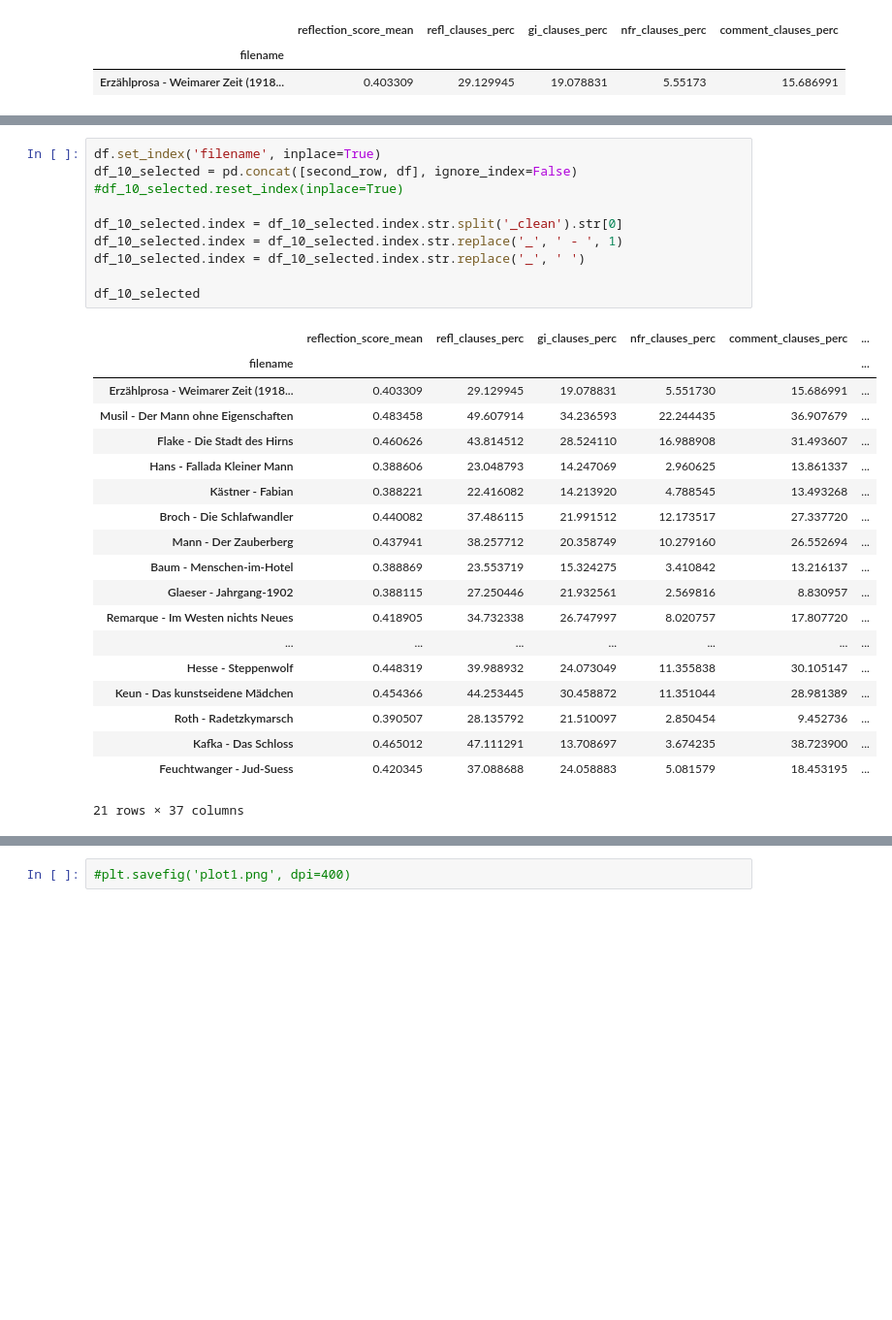
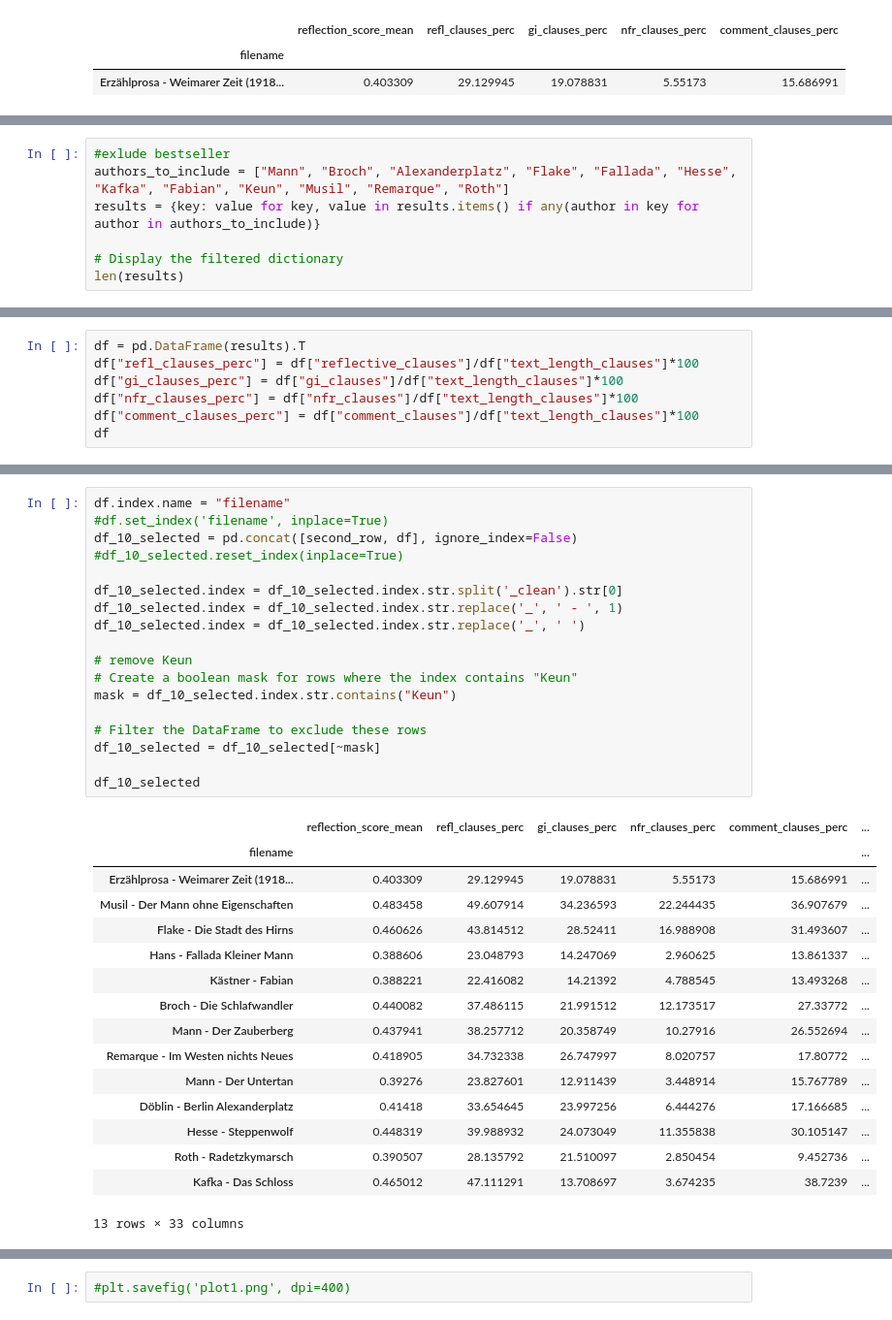
Before and after one commit to bgittel/Zauberberg, a Jupyter notebook: Code/Zauberberg_DH_final.ipynb, the cells around one changed output, grey strips where cells are left out. Shown at 97% size. Cells and saved outputs as stored; diff of their text form; blank space fills up the shorter version.

```diff
--- a/Code/Zauberberg_DH_final.ipynb
+++ b/Code/Zauberberg_DH_final.ipynb
@@ -119,0 +150,7 @@ second_row
+# %%
+#exlude bestseller
+authors_to_include = ["Mann", "Broch", "Alexanderplatz", "Flake", "Fallada", "Hesse", "Kafka", "Fabian", "Keun", "Musil", "Remarque", "Roth"]
+results = {key: value for key, value in results.items() if any(author in key for author in authors_to_include)}
+
+# Display the filtered dictionary
+len(results)
@@ -119,0 +159,7 @@ second_row
+# %%
+df = pd.DataFrame(results).T
+df["refl_clauses_perc"] = df["reflective_clauses"]/df["text_length_clauses"]*100
+df["gi_clauses_perc"] = df["gi_clauses"]/df["text_length_clauses"]*100
+df["nfr_clauses_perc"] = df["nfr_clauses"]/df["text_length_clauses"]*100
+df["comment_clauses_perc"] = df["comment_clauses"]/df["text_length_clauses"]*100
+df
@@ -120,33 +182,38 @@ second_row
 # %%
-df.set_index('filename', inplace=True)
+df.index.name = "filename"
+#df.set_index('filename', inplace=True)
 df_10_selected = pd.concat([second_row, df], ignore_index=False)
 #df_10_selected.reset_index(inplace=True)
 
 df_10_selected.index = df_10_selected.index.str.split('_clean').str[0]
 df_10_selected.index = df_10_selected.index.str.replace('_', ' - ', 1)
 df_10_selected.index = df_10_selected.index.str.replace('_', ' ')
 
+# remove Keun
+# Create a boolean mask for rows where the index contains "Keun"
+mask = df_10_selected.index.str.contains("Keun")
+
+# Filter the DataFrame to exclude these rows
+df_10_selected = df_10_selected[~mask]
+
 df_10_selected
 # %% [output]
 |  | reflection_score_mean | refl_clauses_perc | gi_clauses_perc | nfr_clauses_perc | comment_clauses_perc | ... |
 | filename |  |  |  |  |  | ... |
-| Erzählprosa - Weimarer Zeit (1918... | 0.403309 | 29.129945 | 19.078831 | 5.551730 | 15.686991 | ... |
+| Erzählprosa - Weimarer Zeit (1918... | 0.403309 | 29.129945 | 19.078831 | 5.55173 | 15.686991 | ... |
 | Musil - Der Mann ohne Eigenschaften | 0.483458 | 49.607914 | 34.236593 | 22.244435 | 36.907679 | ... |
-| Flake - Die Stadt des Hirns | 0.460626 | 43.814512 | 28.524110 | 16.988908 | 31.493607 | ... |
+| Flake - Die Stadt des Hirns | 0.460626 | 43.814512 | 28.52411 | 16.988908 | 31.493607 | ... |
 | Hans - Fallada Kleiner Mann | 0.388606 | 23.048793 | 14.247069 | 2.960625 | 13.861337 | ... |
-| Kästner - Fabian | 0.388221 | 22.416082 | 14.213920 | 4.788545 | 13.493268 | ... |
-| Broch - Die Schlafwandler | 0.440082 | 37.486115 | 21.991512 | 12.173517 | 27.337720 | ... |
-| Mann - Der Zauberberg | 0.437941 | 38.257712 | 20.358749 | 10.279160 | 26.552694 | ... |
-| Baum - Menschen-im-Hotel | 0.388869 | 23.553719 | 15.324275 | 3.410842 | 13.216137 | ... |
-| Glaeser - Jahrgang-1902 | 0.388115 | 27.250446 | 21.932561 | 2.569816 | 8.830957 | ... |
-| Remarque - Im Westen nichts Neues | 0.418905 | 34.732338 | 26.747997 | 8.020757 | 17.807720 | ... |
-| ... | ... | ... | ... | ... | ... | ... |
+| Kästner - Fabian | 0.388221 | 22.416082 | 14.21392 | 4.788545 | 13.493268 | ... |
+| Broch - Die Schlafwandler | 0.440082 | 37.486115 | 21.991512 | 12.173517 | 27.33772 | ... |
+| Mann - Der Zauberberg | 0.437941 | 38.257712 | 20.358749 | 10.27916 | 26.552694 | ... |
+| Remarque - Im Westen nichts Neues | 0.418905 | 34.732338 | 26.747997 | 8.020757 | 17.80772 | ... |
+| Mann - Der Untertan | 0.39276 | 23.827601 | 12.911439 | 3.448914 | 15.767789 | ... |
+| Döblin - Berlin Alexanderplatz | 0.41418 | 33.654645 | 23.997256 | 6.444276 | 17.166685 | ... |
 | Hesse - Steppenwolf | 0.448319 | 39.988932 | 24.073049 | 11.355838 | 30.105147 | ... |
-| Keun - Das kunstseidene Mädchen | 0.454366 | 44.253445 | 30.458872 | 11.351044 | 28.981389 | ... |
 | Roth - Radetzkymarsch | 0.390507 | 28.135792 | 21.510097 | 2.850454 | 9.452736 | ... |
-| Kafka - Das Schloss | 0.465012 | 47.111291 | 13.708697 | 3.674235 | 38.723900 | ... |
-| Feuchtwanger - Jud-Suess | 0.420345 | 37.088688 | 24.058883 | 5.081579 | 18.453195 | ... |
+| Kafka - Das Schloss | 0.465012 | 47.111291 | 13.708697 | 3.674235 | 38.7239 | ... |
-21 rows × 37 columns
+13 rows × 33 columns
 # %%
 # Namen ändern
 df_10_selected.rename(index={'Hans - Fallada Kleiner Mann': 'Fallada - Kleiner Mann - was nun?'}, inplace = True)
```
Also changed, not shown: parts of 15 cells of this notebook.
